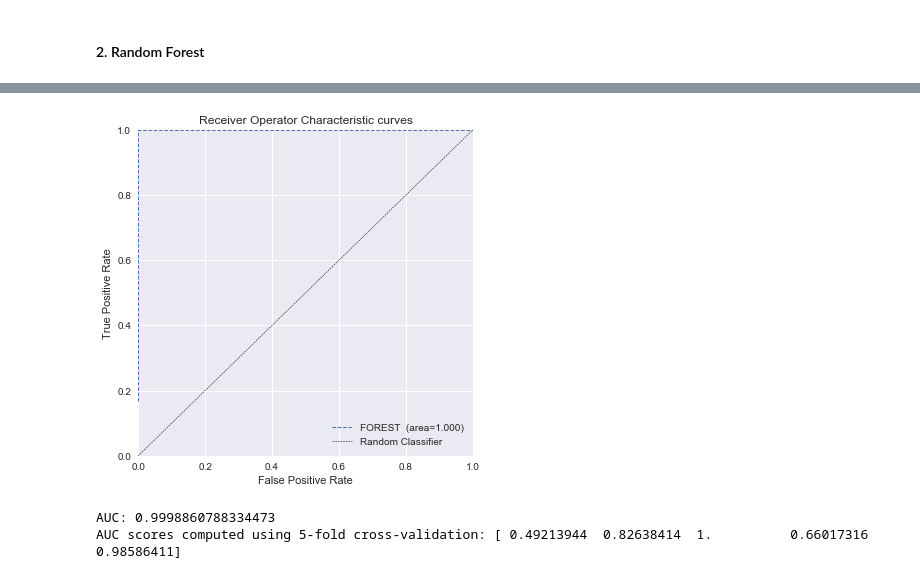
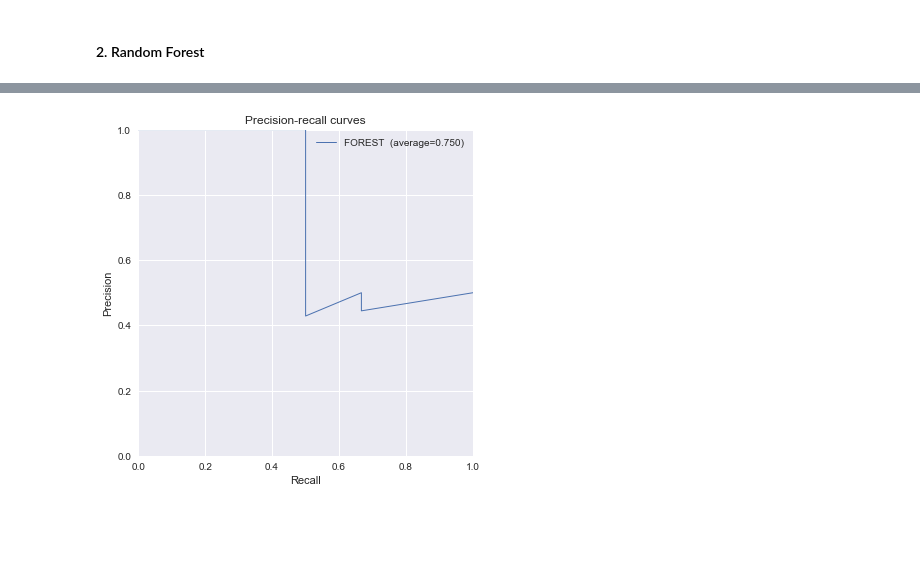
Before and after one commit to hedib/DataScienceProjects, a Jupyter notebook: project_Inventory/backorder.ipynb, the cells around one changed output, grey strips where cells are left out. Cells and saved outputs as stored; diff of their text form; code cells hidden in the pictures; blank space fills up the shorter version.

```diff
--- a/project_Inventory/backorder.ipynb
+++ b/project_Inventory/backorder.ipynb
@@ -479,6 +488,7 @@ plt.plot(np.array(range(len(sample_nomiss))) * 0.28, sample_nomiss.sales_9_month
 plt.title('Total sales count')
 plt.show()
 len(sample_nomiss)
+sample_nomiss=sample_nomiss.drop('sales_volume_nomiss',axis=1)
 # %% [output]
 518107123.2
 863511872.0
@@ -1086,16 +1100,0 @@ Random Forest with replacing missisng lead time with median
-# %%
-X = sample_nomiss.drop('went_on_backorder', axis=1).values
-#X = sample_nomiss[features].values
-y = sample_nomiss['went_on_backorder'].values
-Xtrain, Xtest, ytrain, ytest = train_test_split(X, y, test_size = 0.4, random_state=42)
-
-forest = ensemble.RandomForestClassifier(criterion='entropy', max_depth=10, min_samples_leaf=2)
-
-my_forest=forest.fit(Xtrain, ytrain)
-# Print the score of the fitted random forest
-print(my_forest.score(Xtrain, ytrain))
-
-# Compute predictions on our test set features then print the length of the prediction vector
-pred_forest = my_forest.predict(Xtest)
-print(len(pred_forest))
-print(classification_report(ytest, pred_forest))
@@ -1111,42 +1101,26 @@ avg / total       1.00      1.00      1.00      2932
 # %%
-def roc_auc_plot(ytrue, pred_forest, label=' ', l='-', lw=1.0):
-    from sklearn.metrics import roc_curve, roc_auc_score
-    fpr, tpr, _ = roc_curve(ytrue, pred_forest[:,1])
-    ax.plot(fpr, tpr, linestyle=l, linewidth=lw,
-            label="%s (area=%.3f)"%(label,roc_auc_score(ytrue, pred_forest[:,1])))
+def precision_recall_plot(y_true, y_proba, label=' ', l='-', lw=1.0):
+    from sklearn.metrics import precision_recall_curve, average_precision_score
+    precision, recall, _ = precision_recall_curve(y_test,
+                                                  y_proba[:,1])
+    average_precision = average_precision_score(y_test, y_proba[:,1],
+                                                     average="micro")
+    ax.plot(recall, precision, label='%s (average=%.3f)'%(label,average_precision),
+            linestyle=l, linewidth=lw)
 
 f, ax = plt.subplots(figsize=(6,6))
 
-roc_auc_plot(ytest,forest.predict_proba(Xtest),label='FOREST ',l='--')
+precision_recall_plot(ytest,forest.predict_proba(Xtest),label='FOREST ',l='-')
 
 
-ax.plot([0,1], [0,1], color='k', linewidth=0.5, linestyle='--',
-        label='Random Classifier')
-ax.legend(loc="lower right")
-ax.set_xlabel('False Positive Rate')
-ax.set_ylabel('True Positive Rate')
+ax.set_xlabel('Recall')
+ax.set_ylabel('Precision')
+ax.legend(loc="upper right")
+ax.grid(True)
 ax.set_xlim([0, 1])
 ax.set_ylim([0, 1])
-ax.set_title('Receiver Operator Characteristic curves')
+ax.set_title('Precision-recall curves')
 sns.despine()
 plt.show()
 # %% [output]
-[figure, old version]
+[figure, new version]
-# %%
-#Area under ROC:Large area under ROC curve the better our model is(AUC)
-#Compute AUC
-# If the AUC is greater than 0.5, the model is better than random guessing
-# Compute predicted probabilities: y_pred_prob
-y_pred_prob = forest.predict_proba(Xtest)[:,1]
-
-# Compute and print AUC score
-print("AUC: {}".format(roc_auc_score(ytest, y_pred_prob)))
-
-# Compute cross-validated AUC scores: cv_auc
-cv_auc = cross_val_score(forest, X, y, cv=5, scoring='roc_auc')
-
-# Print list of AUC scores
-print("AUC scores computed using 5-fold cross-validation: {}".format(cv_auc))
-# %% [output]
-AUC: 0.9998860788334473
-AUC scores computed using 5-fold cross-validation: [ 0.49213944  0.82638414  1.          0.66017316  0.98586411]
```
Also changed, not shown: parts of 37 cells of this notebook.
